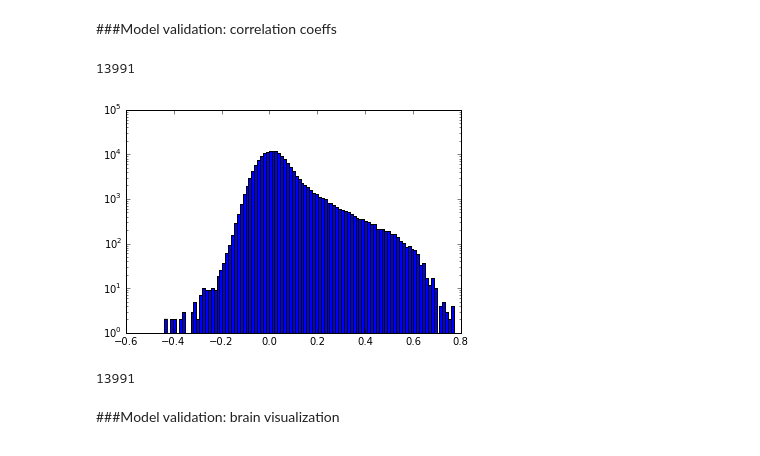
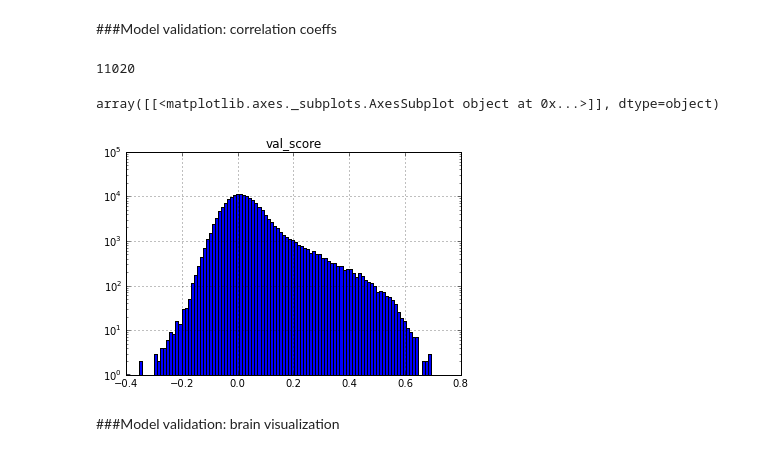
Before and after one commit to ChangdeDu/hrf_fitting, a Jupyter notebook: scripts/fit_best_ripple.ipynb, the cells around one changed output. Cells and saved outputs as stored; diff of their text form; code cells hidden in the pictures.

```diff
--- a/scripts/fit_best_ripple.ipynb
+++ b/scripts/fit_best_ripple.ipynb
@@ -559,7 +573,0 @@ print time()-start
-# %%
-##add val scores, predictions to the model df
-pop_mod.val_df = pd.DataFrame(val_scores,columns=['idx','val_score','mean_yhat'])
-pop_mod.val_df = pop_mod.val_df.set_index('idx')
-
-##oops, add this too
-pop_mod.hrf_length = hrf_length
@@ -587,0 +574,4 @@ pop_mod.val_df
+# %%
+model_group = pop_mod.model_df.groupby(by=['size','freq','pos_x','pos_y'])
+# %%
+val_scores = Parallel(n_jobs=3,verbose=True)(delayed(val_proc)(grp.idx_in_mask.values) for name,grp in model_group)
@@ -588,3 +602,15 @@ pop_mod.val_df
+# %%
+##add val scores, predictions to the model df
+n_vox = np.sum(pop_mod.brain_mask)
+val_pred = np.zeros((n_vox,val_scores[0][2].shape[0]))
+for val_data in val_scores:
+    vox = val_data[0]
+    scores = val_data[1]
+    yhats = val_data[2]
+    pop_mod.model_df.loc[vox,'val_score'] = scores
+    val_pred[vox,:]=yhats.T
+#     pop_mod.model_df.loc[vox,'val_pred'] = yhats
+pop_mod.val_pred = val_pred
 # %%
 with open('/media/tnaselar/Data/scratch/pop_mod.pkl','w') as f:
     pickle.dump(pop_mod,file = f)
@@ -604,16 +622,13 @@ for row in pop_mod.model_df['voxels']:
 # %%
-np.sum(np.array(vs)>0.2)
+np.sum(pop_mod.model_df['val_score'] > 0.2)
 # %% [output]
-13991
+11020
 # %%
 plt.figure
-_ = plt.hist(vs,100,log=True)
+pop_mod.model_df.hist(column='val_score',bins=100,log=True)
 # %% [output]
+array([[<matplotlib.axes._subplots.AxesSubplot object at 0x...>]], dtype=object)
-[figure, old version]
+[figure, new version]
-# %%
-np.sum(np.array(vs) > 0.2)
-# %% [output]
-13991
 # %% [markdown]
 ###Model validation: brain visualization
 # %% [markdown]
```
Also changed, not shown: parts of 57 cells of this notebook, 1 other file.
